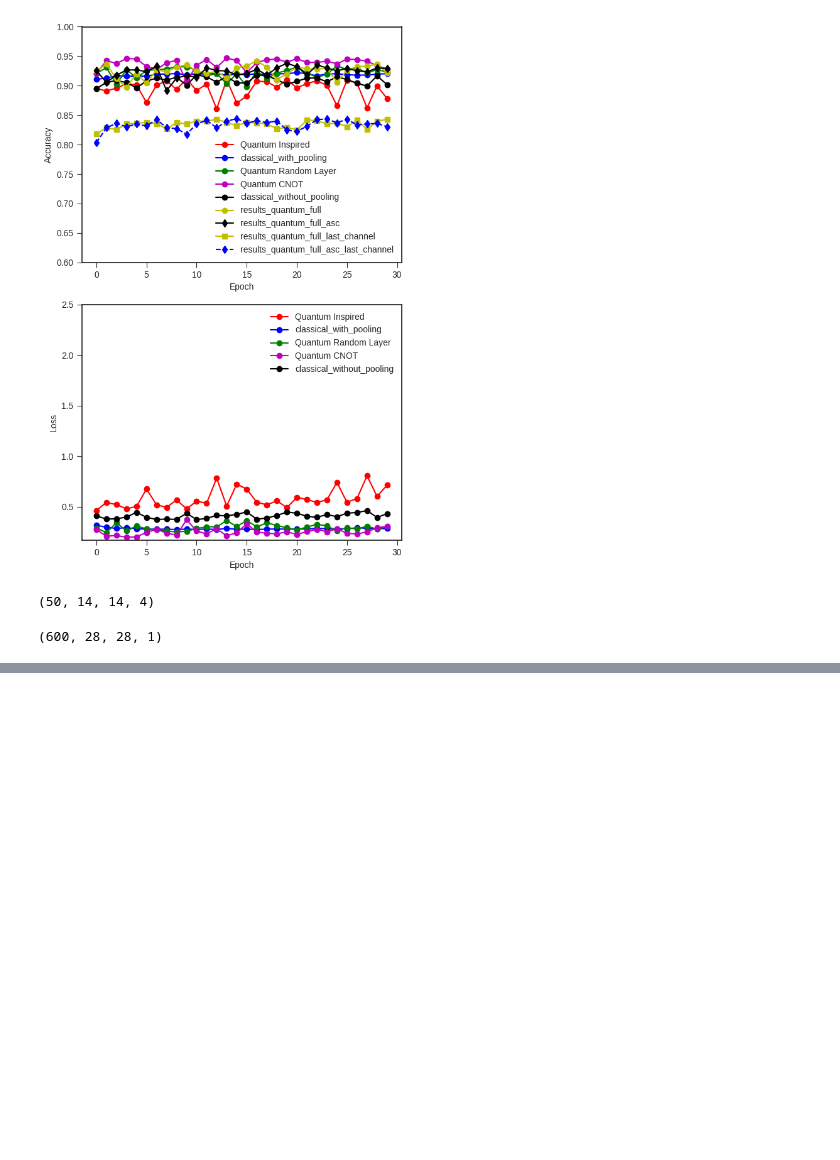
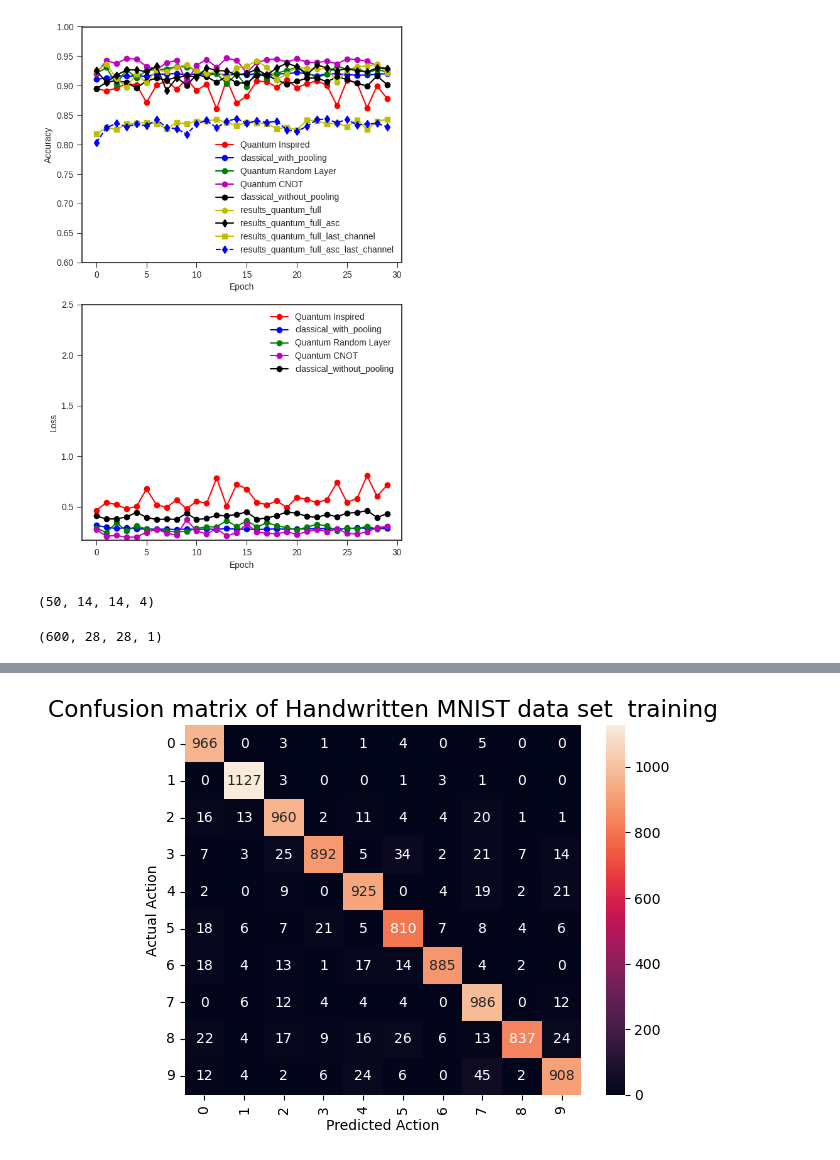
Before and after one commit to TheOpenSI/QML-QPF, a Jupyter notebook: scripts/visualisaton_results.ipynb, the cells around one changed output, grey strips where cells are left out. Cells and saved outputs as stored; diff of their text form; code cells hidden in the pictures; blank space fills up the shorter version.

Commit message:
adding a prediction and confusion matrix fucntion

```diff
--- a/scripts/visualisaton_results.ipynb
+++ b/scripts/visualisaton_results.ipynb
@@ -163,0 +173,11 @@ np.shape(train_images)
+# %%
+import json
+from Filters import Filters
+from Data_load import data_load
+from Model import Model
+from utils import *
+import time
+
+# Import the filtered images
+data = data_load()
+train_images, train_labels, test_images, test_labels = data.data_mnist()
@@ -163,0 +190,9 @@ np.shape(train_images)
+# %%
+my_model = Model(n_classes=data.n_classes)  # 10 for mnist dataset)
+# Compile the model
+my_model.compile_model()
+
+train_images = load_data(
+    data.SAVE_PATH + "filtered_train_images_{}.npy".format("full"))
+test_images = load_data(
+    data.SAVE_PATH + "filtered_test_images_{}.npy".format("full"))
@@ -163,0 +201,11 @@ np.shape(train_images)
+# %%
+start_time = time.time()
+# Train and validate the model (passing train_images and train_labels, test_images, test_labels)
+model_history = my_model.train_model(train_images,
+                                        train_labels,
+                                        test_images,
+                                        test_labels,
+                                        batch_size=data.batch_size,
+                                        epochs=data.n_epochs)
+end_time = time.time()
+time_taken = end_time - start_time
@@ -163,0 +239,9 @@ np.shape(train_images)
+# %%
+from tensorflow.keras.models import load_model
+my_model_full = load_model(data.SAVE_PATH+'tf_model_full.keras')
+# %%
+# make the prediction and plot the Confusion Matrix
+
+y_pred, actual, label = my_model.prediction(my_model_full, test_images, test_labels)
+my_model.plot_confusion_matrix(y_pred, actual, label, ' training')
+# %% [output]
@@ -163,0 +249 @@ np.shape(train_images)
+[figure, added]
```
Also changed, not shown: parts of 9 cells of this notebook, 5 other files.
